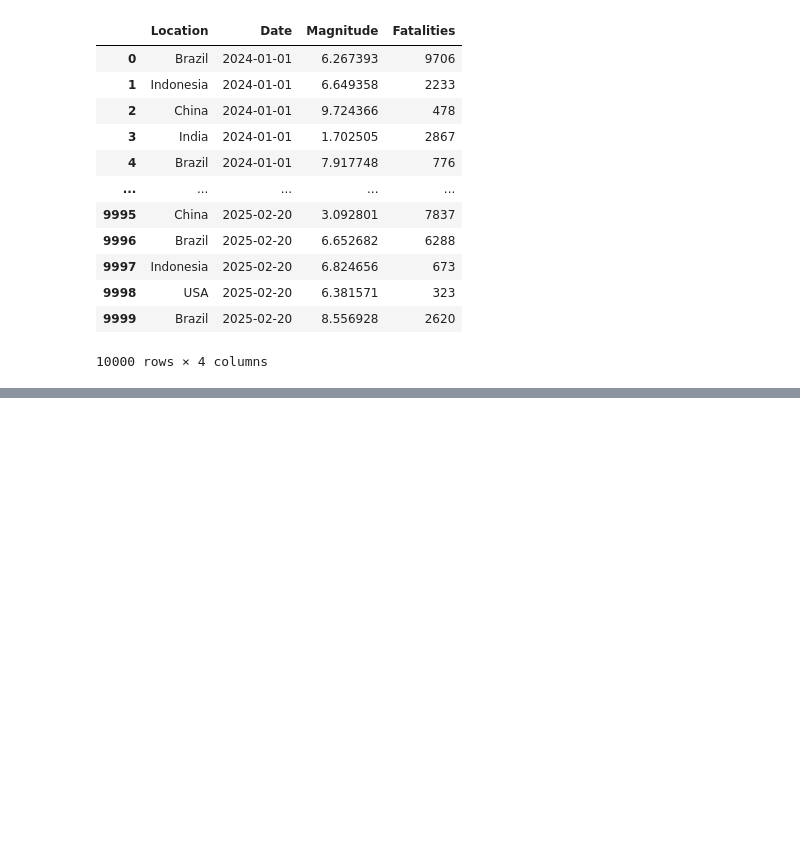
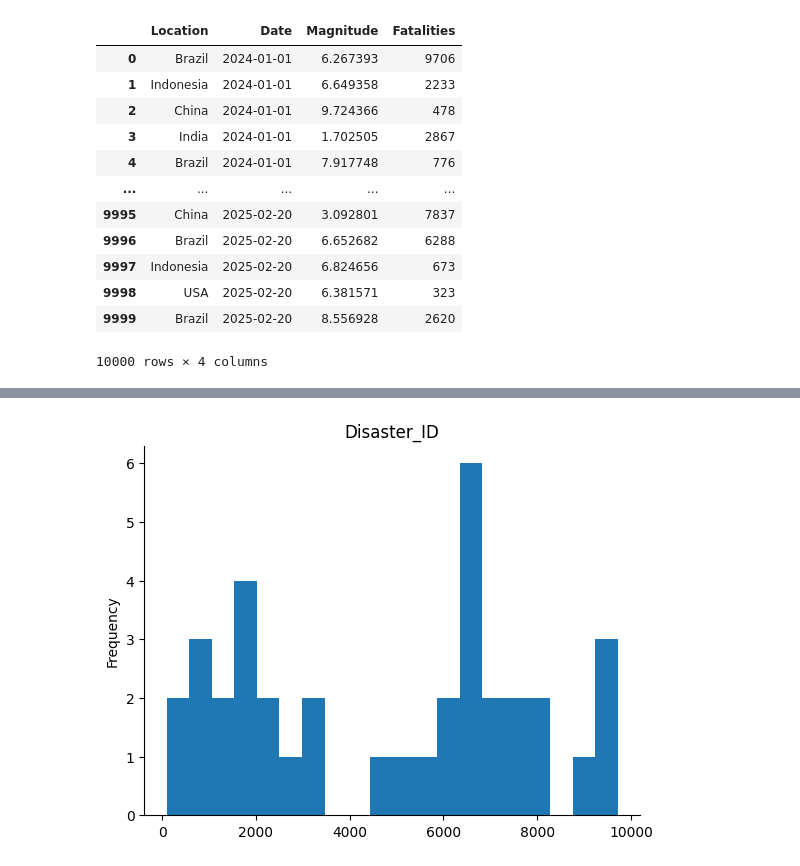
Before and after one commit to mks2607/Data_mks, a Jupyter notebook: Forecasting_Disaster_Management_in_2024.ipynb, the cells around one changed output, grey strips where cells are left out. Saved outputs shown, nothing was run; the diff lists cells and outputs as text; code cells hidden in the pictures; blank space fills up the shorter version.

```diff
--- a/Forecasting_Disaster_Management_in_2024.ipynb
+++ b/Forecasting_Disaster_Management_in_2024.ipynb
@@ -157,0 +323,7 @@ df_Fatalities
+# %%
+df_USA = df[(df['Location'] == 'USA') & (df['Disaster_Type'] == 'Tornado')]
+df_Brazil = df[(df['Location'] == 'Brazil') & (df['Disaster_Type'] == 'Tornado')]
+df_Indonesia = df[df['Location'] == 'Indonesia']
+df_China = df[df['Location'] == 'China']
+df_India = df[df['Location'] == 'India']
+df_Japan = df[df['Location'] == 'Japan']
@@ -157,0 +397,5 @@ df_Fatalities
+# %%
+df_Brazil_TOP = (df_Brazil.sort_values(by='Fatalities', ascending=False))
+# %%
+df_Brazil_TOP = df_Brazil_TOP[df_Brazil_TOP['Fatalities'] > 9000]
+df_Brazil_TOP.info()
@@ -157,0 +482,6 @@ df_Fatalities
+# %%
+from matplotlib import pyplot as plt
+df_Brazil_TOP['Disaster_ID'].plot(kind='hist', bins=20, title='Disaster_ID')
+plt.gca().spines[['top', 'right',]].set_visible(False)
+# %% [output]
+[figure, added]
```
Also changed, not shown: parts of 23 cells of this notebook.
